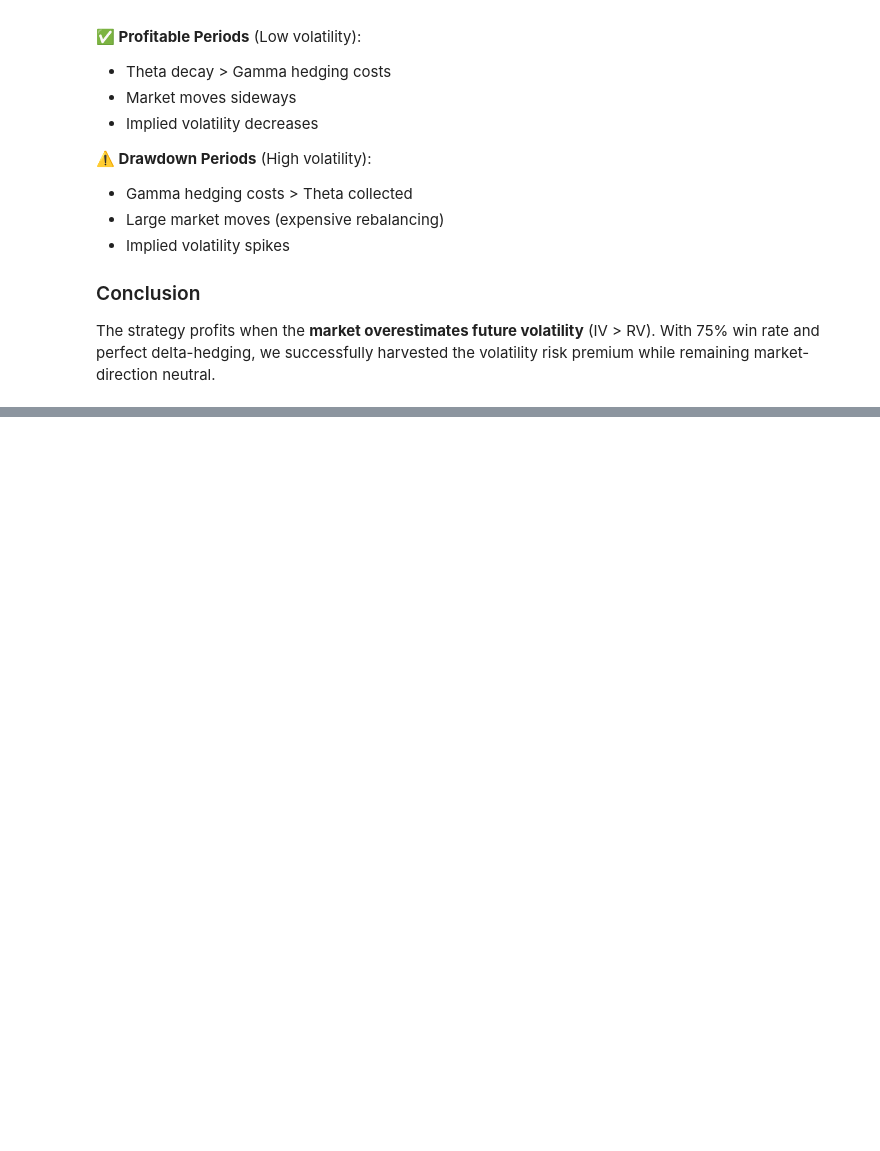
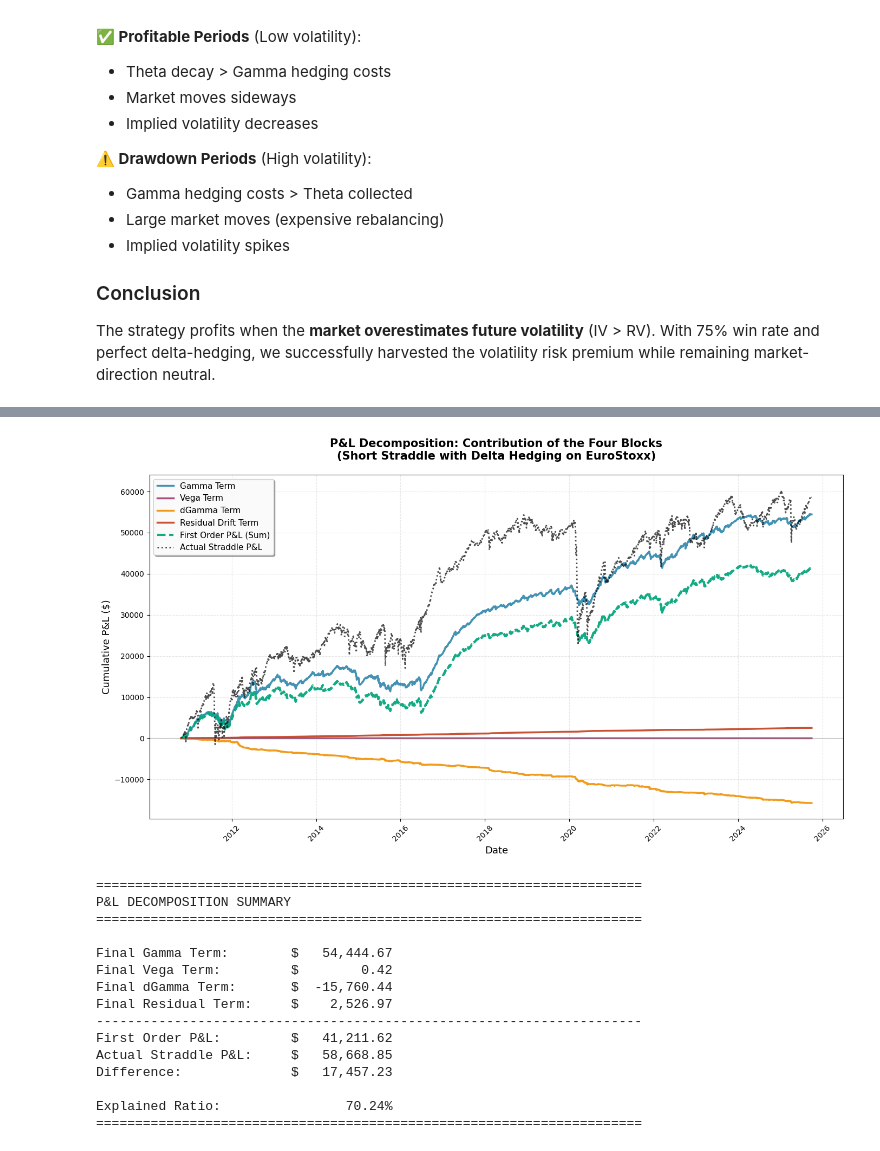
Before and after one commit to andrea220/vol_lecture, a Jupyter notebook: straddle_new.ipynb, the cells around one changed output, grey strips where cells are left out. Saved outputs shown, nothing was run; the diff lists cells and outputs as text; code cells hidden in the pictures; blank space fills up the shorter version.

```diff
--- a/straddle_new.ipynb
+++ b/straddle_new.ipynb
@@ -229,0 +213,65 @@ The strategy profits when the **market overestimates future volatility** (IV > R
+# %%
+# P&L Decomposition Plot - replicating Figure 2 style from straddle_gpt.ipynb
+import matplotlib.pyplot as plt
+
+fig, ax = plt.subplots(figsize=(14, 8))
+
+# Plot each component with distinct colors
+ax.plot(results['Date'], results['Gamma Term'],
+        label='Gamma Term', linewidth=2.5, color='#2E86AB', alpha=0.9)
+ax.plot(results['Date'], results['Vega Term'],
+        label='Vega Term', linewidth=2.5, color='#A23B72', alpha=0.9)
+ax.plot(results['Date'], results['dGamma Term'],
+        label='dGamma Term', linewidth=2.5, color='#F18F01', alpha=0.9)
+ax.plot(results['Date'], results['Residual Term'],
+        label='Residual Drift Term', linewidth=2.5, color='#C73E1D', alpha=0.9)
+ax.plot(results['Date'], results['First Order P&L'],
+        label='First Order P&L (Sum)', linewidth=3, color='#06A77D', linestyle='--', alpha=0.95)
+
+# Also plot actual P&L for comparison
+ax.plot(results['Date'], results['Straddle PnL (Total)'],
+        label='Actual Straddle P&L', linewidth=2, color='black',
+        linestyle=':', alpha=0.7)
+
+ax.axhline(y=0, color='gray', linestyle='-', linewidth=0.8, alpha=0.5)
+ax.set_title('P&L Decomposition: Contribution of the Four Blocks\n(Short Straddle with Delta Hedging on EuroStoxx)',
+             fontsize=15, fontweight='bold', pad=20)
+ax.set_xlabel('Date', fontsize=13)
+ax.set_ylabel('Cumulative P&L ($)', fontsize=13)
+ax.legend(loc='best', fontsize=11, framealpha=0.95, shadow=True)
+ax.grid(True, alpha=0.3, linestyle='--')
+plt.xticks(rotation=45)
+plt.tight_layout()
+plt.show()
+
+# Print summary statistics
+print("\n" + "="*70)
+print("P&L DECOMPOSITION SUMMARY")
+print("="*70)
+print(f"\nFinal Gamma Term:        ${results['Gamma Term'].iloc[-1]:>12,.2f}")
+print(f"Final Vega Term:         ${results['Vega Term'].iloc[-1]:>12,.2f}")
+print(f"Final dGamma Term:       ${results['dGamma Term'].iloc[-1]:>12,.2f}")
+print(f"Final Residual Term:     ${results['Residual Term'].iloc[-1]:>12,.2f}")
+print("-" * 70)
+print(f"First Order P&L:         ${results['First Order P&L'].iloc[-1]:>12,.2f}")
+print(f"Actual Straddle P&L:     ${results['Straddle PnL (Total)'].iloc[-1]:>12,.2f}")
+print(f"Difference:              ${results['Straddle PnL (Total)'].iloc[-1] - results['First Order P&L'].iloc[-1]:>12,.2f}")
+print(f"\nExplained Ratio:         {100 * results['First Order P&L'].iloc[-1] / results['Straddle PnL (Total)'].iloc[-1]:>12.2f}%")
+print("="*70)
+# %% [output]
+[figure, added]
+======================================================================
+P&L DECOMPOSITION SUMMARY
+======================================================================
+
+Final Gamma Term:        $   54,444.67
+Final Vega Term:         $        0.42
+Final dGamma Term:       $  -15,760.44
+Final Residual Term:     $    2,526.97
+----------------------------------------------------------------------
+First Order P&L:         $   41,211.62
+Actual Straddle P&L:     $   58,668.85
+Difference:              $   17,457.23
+
+Explained Ratio:                70.24%
+======================================================================
```
Also changed, not shown: parts of 9 cells of this notebook, 7 other files.
